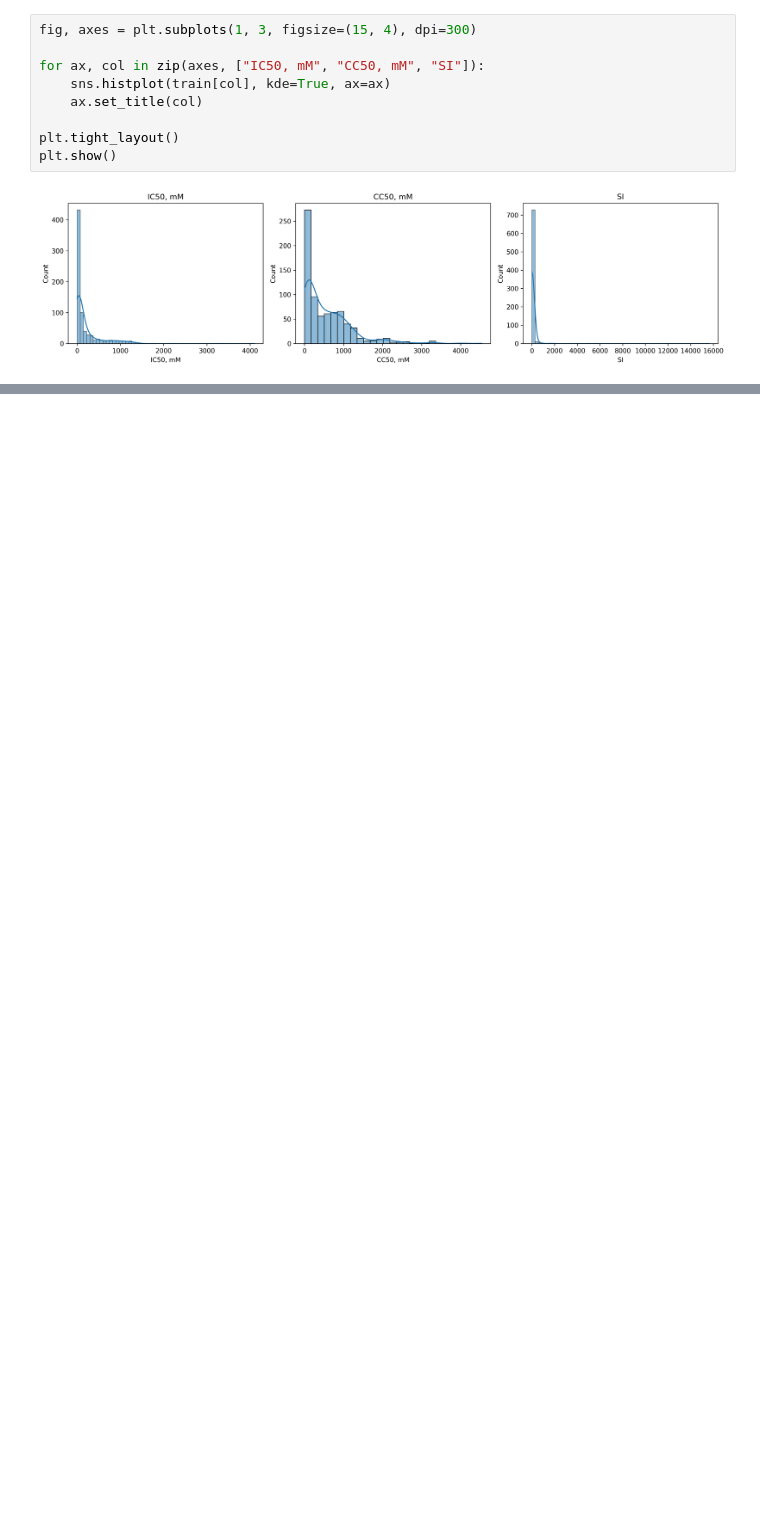
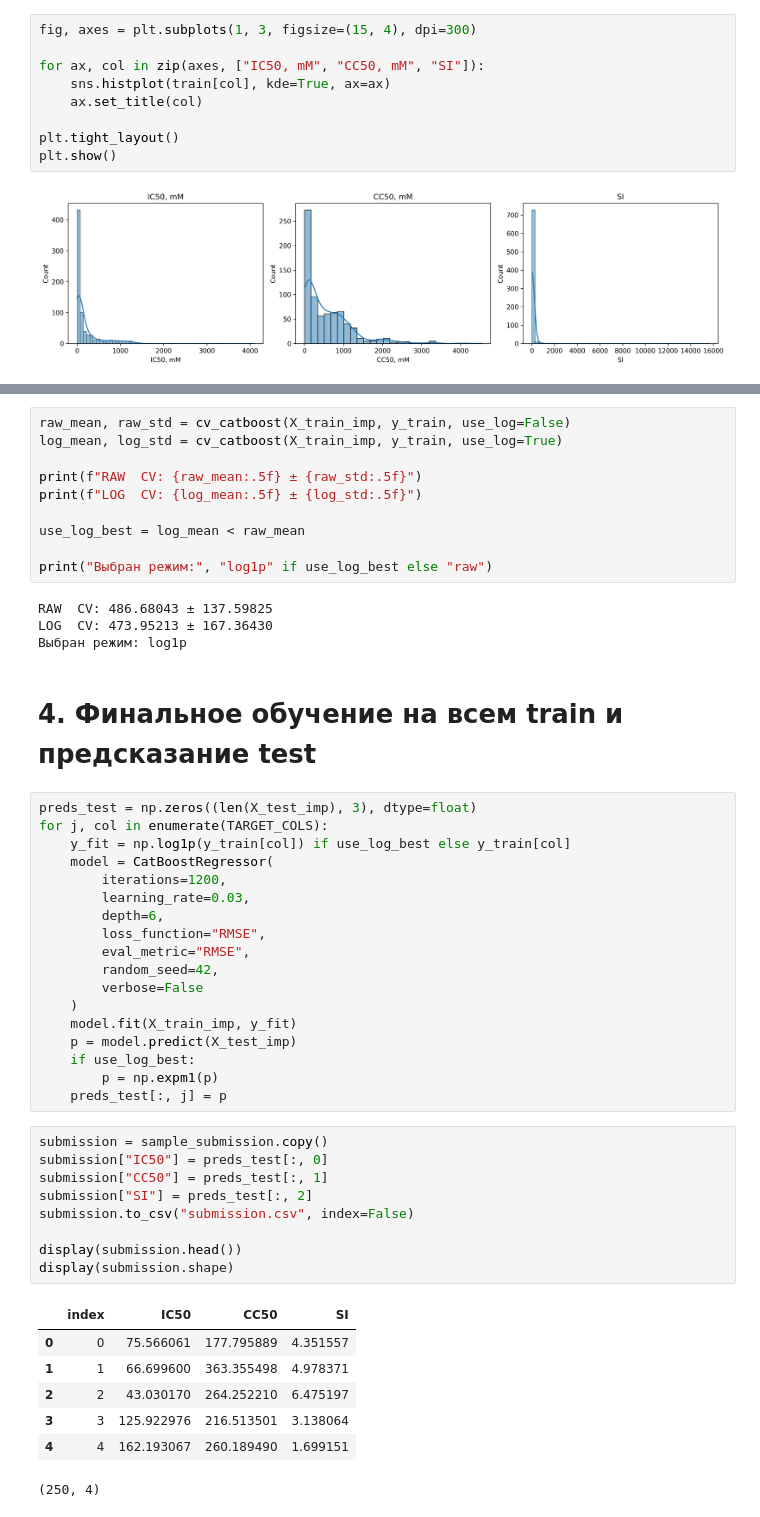
Before and after one commit to darthKwisatzHaderach/mephi-unsupervised-learning, a Jupyter notebook: ChemiAI/solution.ipynb, the cells around one changed output, grey strips where cells are left out. Saved outputs shown, nothing was run; the diff lists cells and outputs as text; blank space fills up the shorter version.

```diff
--- a/ChemiAI/solution.ipynb
+++ b/ChemiAI/solution.ipynb
@@ -259,0 +357,51 @@ plt.show()
+# %%
+raw_mean, raw_std = cv_catboost(X_train_imp, y_train, use_log=False)
+log_mean, log_std = cv_catboost(X_train_imp, y_train, use_log=True)
+
+print(f"RAW  CV: {raw_mean:.5f} ± {raw_std:.5f}")
+print(f"LOG  CV: {log_mean:.5f} ± {log_std:.5f}")
+
+use_log_best = log_mean < raw_mean
+
+print("Выбран режим:", "log1p" if use_log_best else "raw")
+# %% [output]
+RAW  CV: 486.68043 ± 137.59825
+LOG  CV: 473.95213 ± 167.36430
+Выбран режим: log1p
+# %% [markdown]
+# 4. Финальное обучение на всем train и предсказание test
+# %%
+preds_test = np.zeros((len(X_test_imp), 3), dtype=float)
+for j, col in enumerate(TARGET_COLS):
+    y_fit = np.log1p(y_train[col]) if use_log_best else y_train[col]
+    model = CatBoostRegressor(
+        iterations=1200,
+        learning_rate=0.03,
+        depth=6,
+        loss_function="RMSE",
+        eval_metric="RMSE",
+        random_seed=42,
+        verbose=False
+    )
+    model.fit(X_train_imp, y_fit)
+    p = model.predict(X_test_imp)
+    if use_log_best:
+        p = np.expm1(p)
+    preds_test[:, j] = p
+# %%
+submission = sample_submission.copy()
+submission["IC50"] = preds_test[:, 0]
+submission["CC50"] = preds_test[:, 1]
+submission["SI"] = preds_test[:, 2]
+submission.to_csv("submission.csv", index=False)
+
+display(submission.head())
+display(submission.shape)
+# %% [output]
+|  | index | IC50 | CC50 | SI |
+| 0 | 0 | 75.566061 | 177.795889 | 4.351557 |
+| 1 | 1 | 66.699600 | 363.355498 | 4.978371 |
+| 2 | 2 | 43.030170 | 264.252210 | 6.475197 |
+| 3 | 3 | 125.922976 | 216.513501 | 3.138064 |
+| 4 | 4 | 162.193067 | 260.189490 | 1.699151 |
+(250, 4)
```
Also changed, not shown: parts of 22 cells of this notebook.
